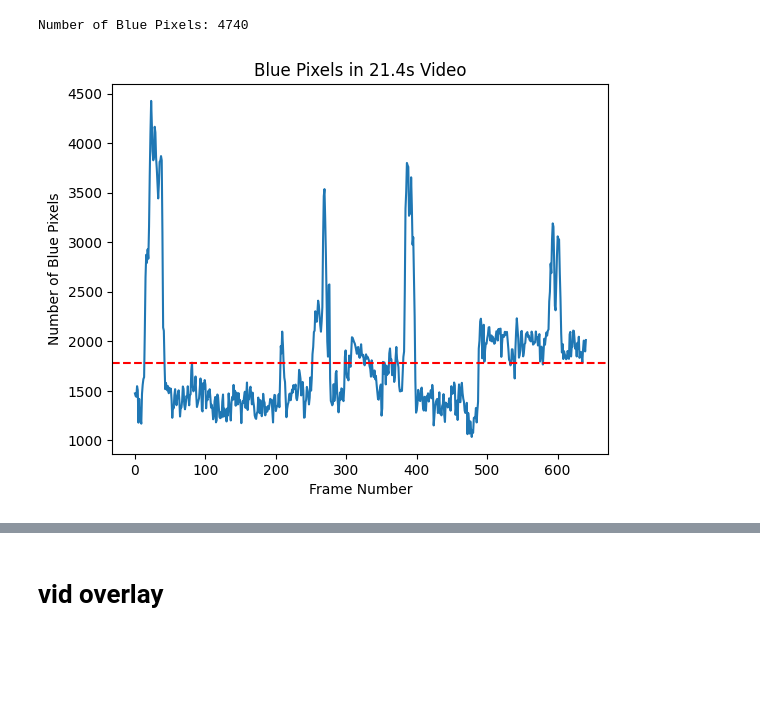
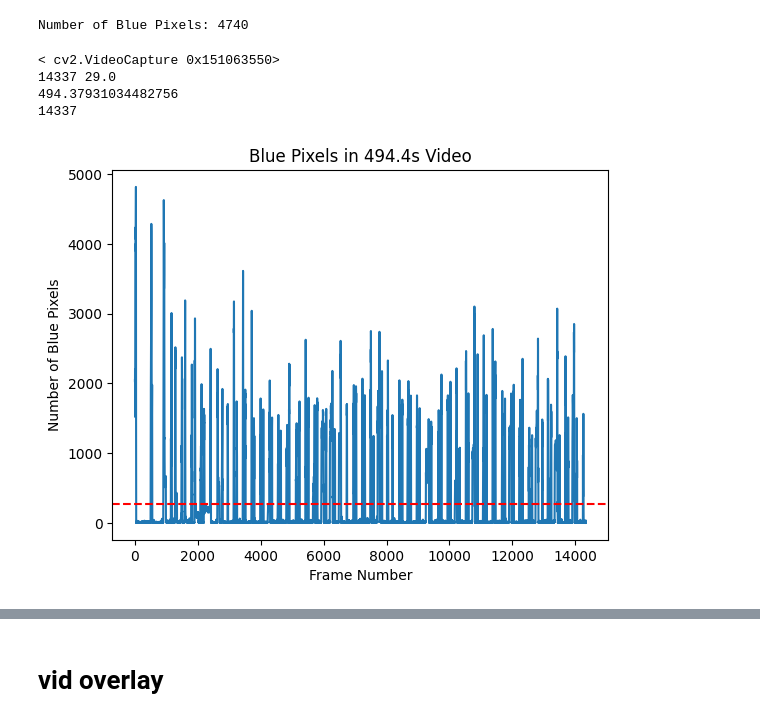
Before and after one commit to nripstein/Undergrad-Thesis, a Jupyter notebook: vid_len_experiments.ipynb, the cells around one changed output, grey strips where cells are left out. Saved outputs shown, nothing was run; the diff lists cells and outputs as text; code cells hidden in the pictures; blank space fills up the shorter version.

```diff
--- a/vid_len_experiments.ipynb
+++ b/vid_len_experiments.ipynb
@@ -40,9 +62,6 @@ Number of Blue Pixels: 18297
 [figure]
 Number of Blue Pixels: 4740
 # %%
-import cv2
-import numpy as np
-
 def count_blue_pixels_in_video(cap: cv2.VideoCapture, lower_blue: np.ndarray, upper_blue: np.ndarray) -> np.ndarray:
     """
     Counts the number of blue pixels in each frame of a video.
@@ -66,6 +85,9 @@ def count_blue_pixels_in_video(cap: cv2.VideoCapture, lower_blue: np.ndarray, up
     # Initialize an empty list to store the count of blue pixels for each frame
     blue_pixel_counts = []
 
+
+    actual_frame_count = 0
+
     # Loop through the video frames
     while True:
         # Read the next frame from the video
@@ -87,9 +109,11 @@ def count_blue_pixels_in_video(cap: cv2.VideoCapture, lower_blue: np.ndarray, up
         # Append the count to the list
         blue_pixel_counts.append(num_blue_pixels)
 
+        actual_frame_count += 1
+
     # Release the video capture object
-    cap.release()
-
+    # cap.release()
+    # print(f"Actual frame count processed: {actual_frame_count}")
     # Convert the list of blue pixel counts to a 1D NumPy array and return it
     return np.array(blue_pixel_counts)
 
@@ -97,27 +121,43 @@ def count_blue_pixels_in_video(cap: cv2.VideoCapture, lower_blue: np.ndarray, up
 LOWER_BLUE = np.array([100, 150, 0])
 UPPER_BLUE = np.array([140, 255, 255])
 
-cap_out2 = cv2.VideoCapture("20_sec_crop.mp4")
-# cap_out2 = cv2.VideoCapture("whole_thing_cropped.mp4")
+# cap_out2 = cv2.VideoCapture("20_sec_crop.mp4")
+cap_out2 = cv2.VideoCapture("whole_thing_cropped.mp4")
+print(cap_out2)
+
+frame_count = int(cap_out2.get(cv2.CAP_PROP_FRAME_COUNT))
+fps = cap_out2.get(cv2.CAP_PROP_FPS)
+
+print(frame_count, fps)
+
+duration = frame_count/fps
+print(duration)
 
 blue_pixel_counts = count_blue_pixels_in_video(cap = cap_out2, lower_blue=LOWER_BLUE, upper_blue=UPPER_BLUE)
+
+print(len(blue_pixel_counts))
 cap_out2.release()
+# %% [output]
+< cv2.VideoCapture 0x151063550>
+14337 29.0
+494.37931034482756
+14337
 # %%
 fig, ax = plt.subplots(1, 1)
 ax.plot(blue_pixel_counts)
 ax.set_xlabel("Frame Number")
 ax.set_ylabel("Number of Blue Pixels")
-ax.set_title(f"Blue Pixels in {len(blue_pixel_counts)/29.97:.1f}s Video")
+ax.set_title(f"Blue Pixels in {len(blue_pixel_counts)/fps:.1f}s Video")
 
 # Calculate the average
 average_value = np.mean(blue_pixel_counts)
 
 # Add a red horizontal line at the average value
 ax.axhline(y=average_value, color='red', linestyle='--', label='Average')
 
 plt.show()
 # %% [output]
-[figure, old version]
+[figure, new version]
 # %%
 def plotly_pixel_counts(pixel_counts):
     # Create a Plotly figure
```
Also changed, not shown: parts of 9 cells of this notebook.
